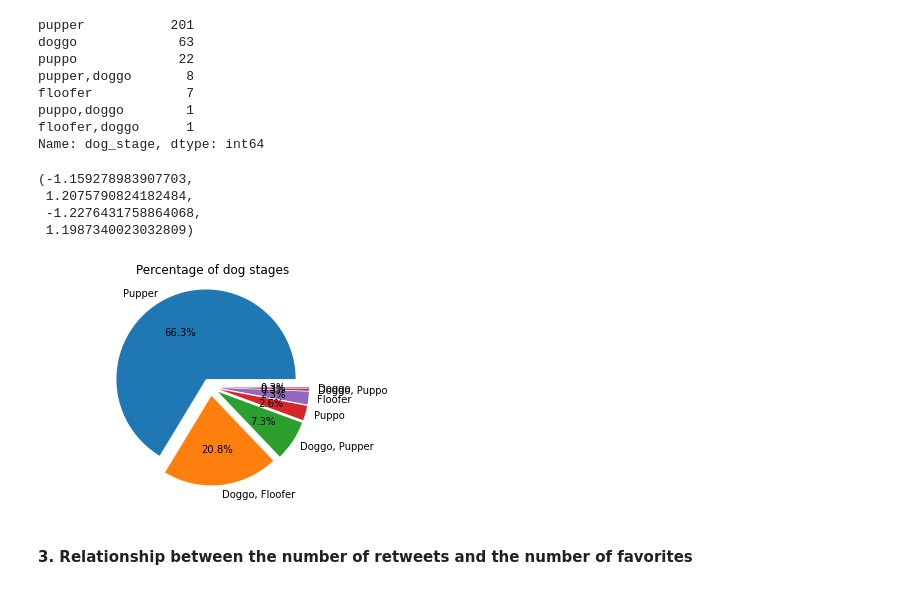
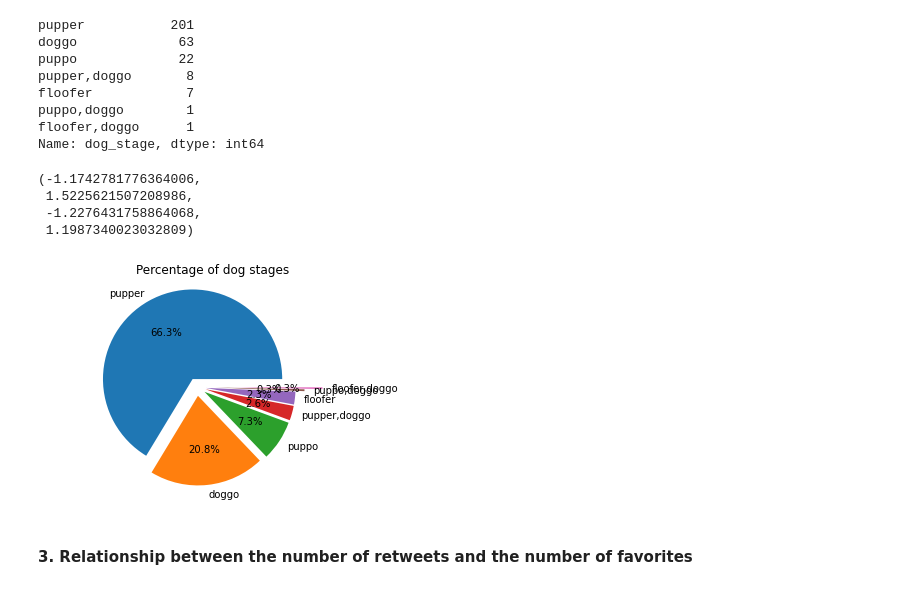
Before and after one commit to Ojay-dev/Udacity-Project---Wrangle-and-Analyze-Data, a Jupyter notebook: wrangle_act.ipynb, the cells around one changed output. Drawn from its saved outputs; the diff is of its cells as text; code cells hidden in the pictures.

```diff
--- a/wrangle_act.ipynb
+++ b/wrangle_act.ipynb
@@ -828,19 +828,19 @@ Name: dog_stage, dtype: int64
 # %%
 # Creating a pie chart
 plt.pie(dog_stage_df,
-        labels = ['Pupper', 'Doggo, Floofer', 'Doggo','Doggo, Pupper', 'Puppo', 'Floofer', 'Doggo, Puppo'],
+        labels = [ 'pupper', 'doggo', 'puppo', 'pupper,doggo', 'floofer', 'puppo,doggo', 'floofer,doggo'],
         autopct='%1.1f%%',
-        explode=(0.1, 0.1, 0.1, 0.1, 0.1, 0.1, 0.1)
+        explode=(0.1, 0.1, 0.1, 0.1, 0.1, 0.2, 0.4)
         )
 
 plt.title('Percentage of dog stages')
 plt.axis('equal')
 # %% [output]
-(-1.159278983907703,
- 1.2075790824182484,
+(-1.1742781776364006,
+ 1.5225621507208986,
  -1.2276431758864068,
  1.1987340023032809)
-[figure, old version]
+[figure, new version]
 # %% [markdown]
 #### 3. Relationship between the number of retweets and the number of favorites
 # %%
```
Also changed, not shown: parts of 12 cells of this notebook, 2 other files.
